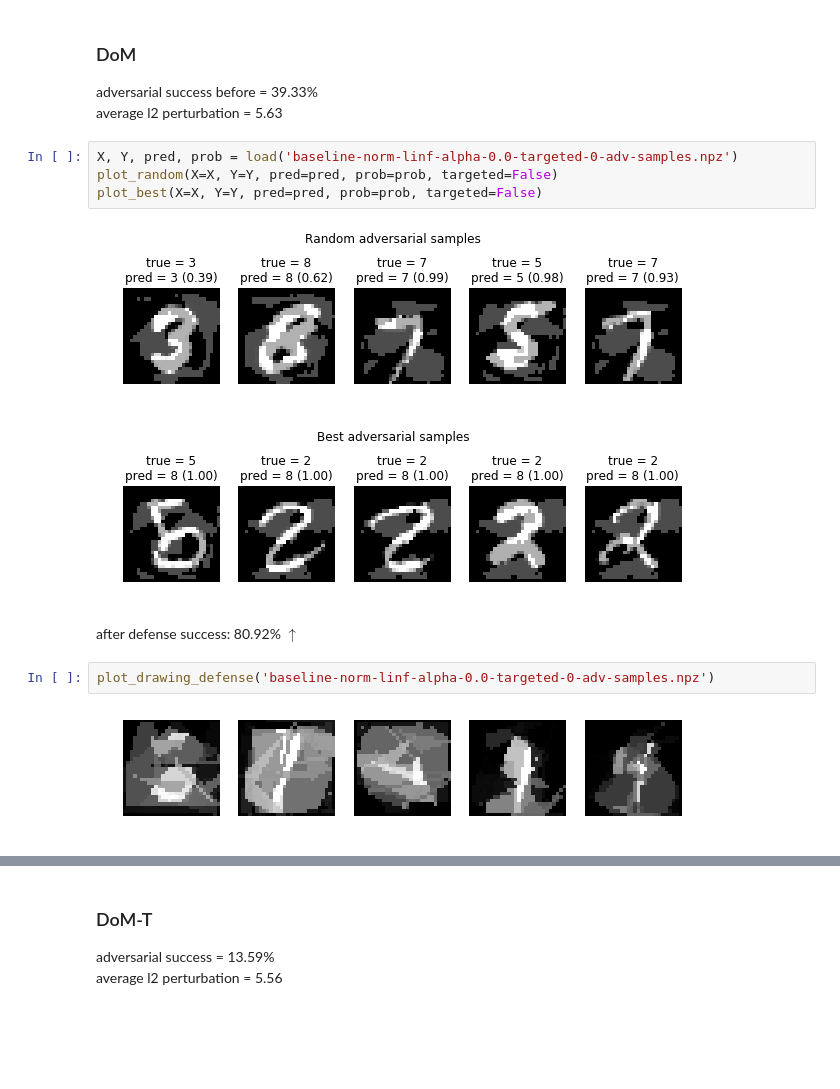
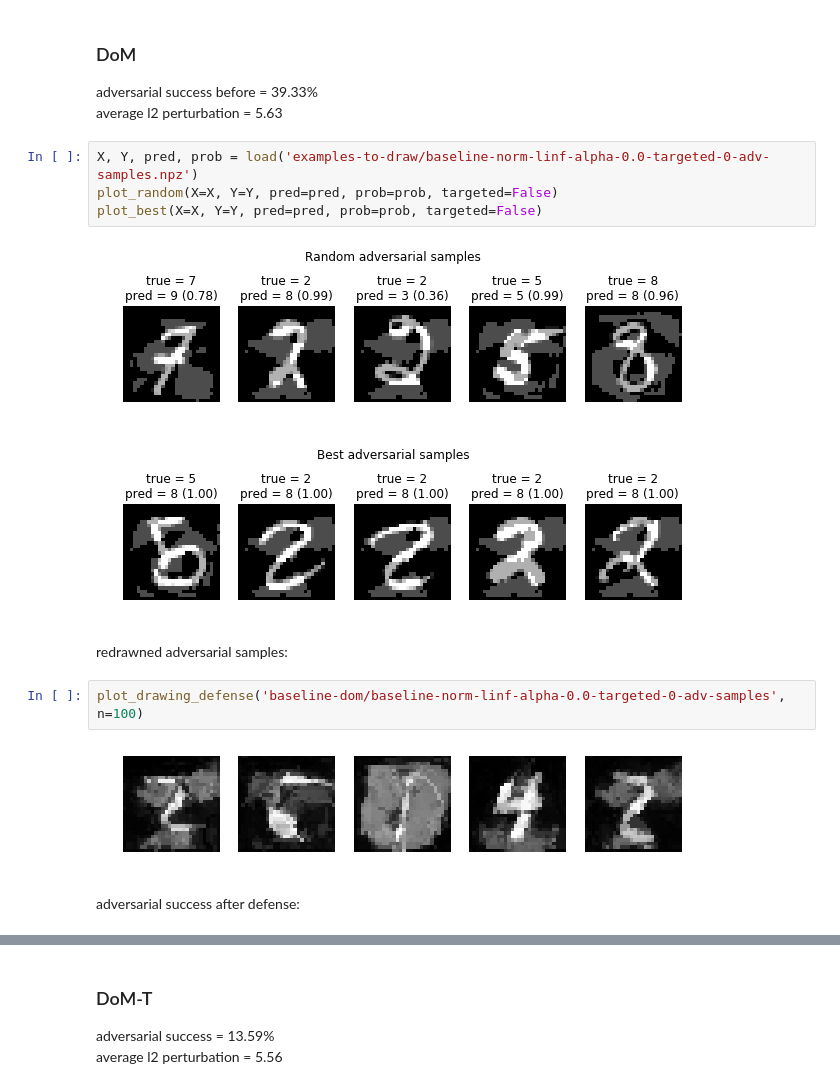
Before and after one commit to trejsu/shaper, a Jupyter notebook: experiments/notebook/adversarial.ipynb, the cells around one changed output, grey strips where cells are left out. Cells and saved outputs as stored; diff of their text form; blank space fills up the shorter version.

```diff
--- a/experiments/notebook/adversarial.ipynb
+++ b/experiments/notebook/adversarial.ipynb
@@ -145,15 +145,17 @@ norm = linf, eps = 0.3
 adversarial success before = 39.33%
 average l2 perturbation = 5.63
 # %%
-X, Y, pred, prob = load('baseline-norm-linf-alpha-0.0-targeted-0-adv-samples.npz')
+X, Y, pred, prob = load('examples-to-draw/baseline-norm-linf-alpha-0.0-targeted-0-adv-samples.npz')
 plot_random(X=X, Y=Y, pred=pred, prob=prob, targeted=False)
 plot_best(X=X, Y=Y, pred=pred, prob=prob, targeted=False)
 # %% [output]
-[figure, old version]
+[figure, new version]
 [figure]
-# %% [markdown]
-after defense success: 80.92% $\uparrow$
+# %% [markdown]
+redrawned adversarial samples:
 # %%
-plot_drawing_defense('baseline-norm-linf-alpha-0.0-targeted-0-adv-samples.npz')
+plot_drawing_defense('baseline-dom/baseline-norm-linf-alpha-0.0-targeted-0-adv-samples', n=100)
 # %% [output]
-[figure, old version]
+[figure, new version]
+# %% [markdown]
+adversarial success after defense:
```
Also changed, not shown: parts of 14 cells of this notebook.
